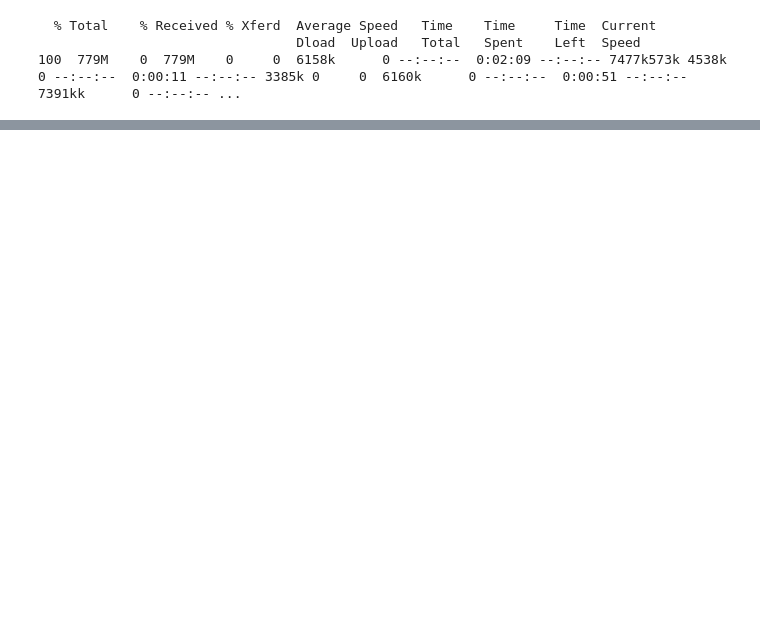
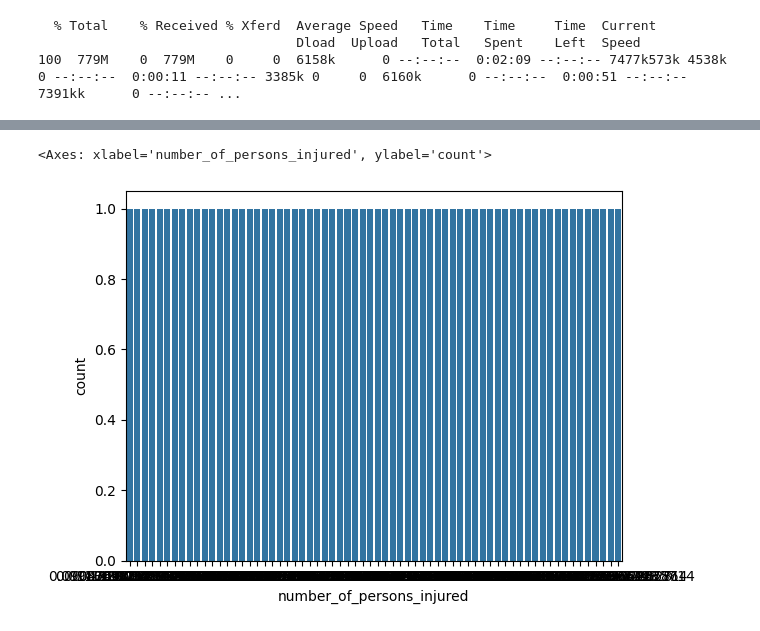
Before and after one commit to CrissCross56/DataScienceNYCProj, a Jupyter notebook: DataScienceProj.ipynb, the cells around one changed output, grey strips where cells are left out. Cells and saved outputs as stored; diff of their text form; code cells hidden in the pictures; blank space fills up the shorter version.

```diff
--- a/DataScienceProj.ipynb
+++ b/DataScienceProj.ipynb
@@ -33,0 +66,2 @@ df
+# %%
+df = df.drop(columns=[':version', ':created_at',':updated_at',])
@@ -33,0 +88,2 @@ df
+# %%
+df["crash_date"] = pd.to_datetime(df["crash_date"], format="%m/%d/%Y", errors="coerce")
@@ -33,0 +92,7 @@ df
+# %%
+collision_table = pd.pivot_table(
+    data = df,
+    index = 'contributing_factor_vehicle_1',
+    aggfunc = 'mean',
+    values = ['number_of_persons_injured', 'number_of_persons_killed']
+).sort_values('number_of_persons_killed',ascending=False)
@@ -33,0 +127,5 @@ df
+# %%
+sns.countplot(collision_table ,x='number_of_persons_injured')
+# %% [output]
+<Axes: xlabel='number_of_persons_injured', ylabel='count'>
+[figure, added]
```
Also changed, not shown: parts of 9 cells of this notebook, 1 other file.
